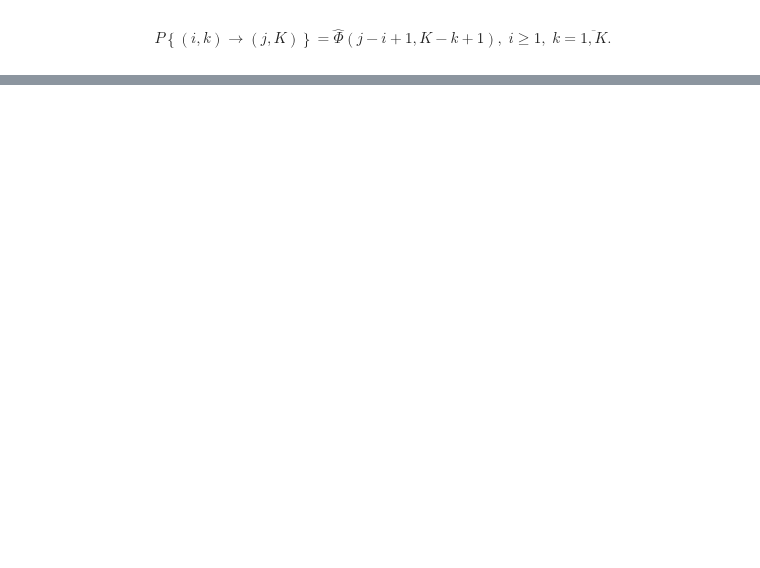
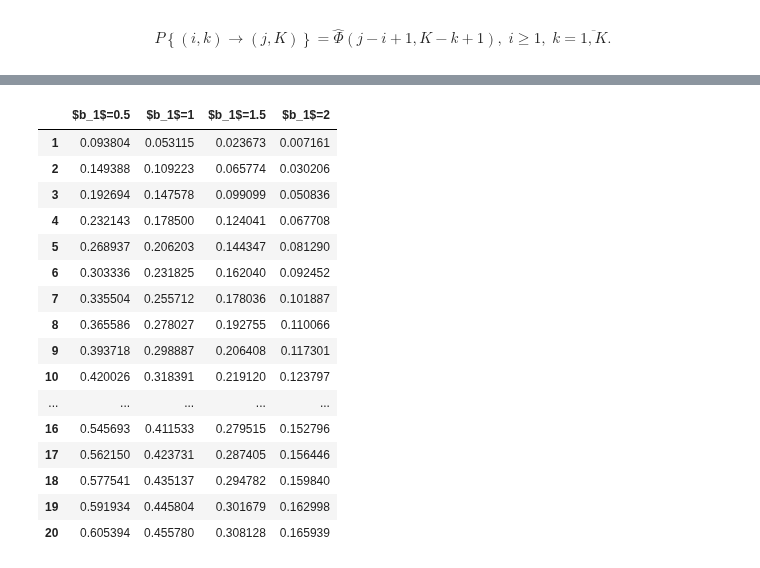
Before and after one commit to l3LlFF/course, a Jupyter notebook: conda/Untitled.ipynb, the cells around one changed output, grey strips where cells are left out. Drawn from its saved outputs; the diff is of its cells as text; code cells hidden in the pictures; blank space fills up the shorter version.

```diff
--- a/conda/Untitled.ipynb
+++ b/conda/Untitled.ipynb
@@ -436,0 +864,16 @@ ergodicity()
+# %%
+b_1s = [0.5, 1, 1.5, 2]
+rhos_all = []
+
+D_0, D_1 = Ds[1]
+lambd = find_lambda_g()
+for b_1 in b_1s:
+    h = np.diag(-D_0).max()
+    W = len(D_0) - 1
+    O = np.matrix(np.zeros((W + 1, W + 1)))
+    I = np.matrix(np.identity(W + 1))
+    rhos = []
+    for K in tqdm(range(1, K_RANGE)):
+        cache_clear()
+        rhos.append(ergodicity())
+    rhos_all.append(rhos)
@@ -436,0 +1104,21 @@ ergodicity()
+# %%
+K_RANGE = 21
+
+p_0_custom_all = []
+lambd = find_lambda_g()
+e = np.matrix(np.ones(((W + 1) * (K + 1), 1)))
+for b_1 in b_1s:
+    cache_clear()
+    p_0_custom = []
+    h = np.diag(-D_0).max()
+    W = len(D_0) - 1
+    O = np.matrix(np.zeros((W + 1, W + 1)))
+    I = np.matrix(np.identity(W + 1))
+    matrix_size = len(D_0)
+    for K in tqdm(range(1, K_RANGE)):
+        cache_clear()
+        G_0 = find_G()
+        pi_0 = find_pi_0()
+        e = np.matrix(np.ones(((W + 1) * (K + 1), 1)))
+        p_0_custom.append(float(pi_0 * e))
+    p_0_custom_all.append(p_0_custom)
@@ -436,0 +1158,25 @@ ergodicity()
+# %%
+columns = ['$b_1$=0.5','$b_1$=1','$b_1$=1.5', '$b_1$=2']
+df_P_custom = pd.DataFrame(np.array(p_0_custom_all).T,
+             columns=columns,
+            index=list(range(1,K_RANGE)))
+df_P_custom.to_excel('exp_1_3/P_custom.xlsx')
+df_P_custom
+# %% [output]
+|  | $b_1$=0.5 | $b_1$=1 | $b_1$=1.5 | $b_1$=2 |
+| 1 | 0.093804 | 0.053115 | 0.023673 | 0.007161 |
+| 2 | 0.149388 | 0.109223 | 0.065774 | 0.030206 |
+| 3 | 0.192694 | 0.147578 | 0.099099 | 0.050836 |
+| 4 | 0.232143 | 0.178500 | 0.124041 | 0.067708 |
+| 5 | 0.268937 | 0.206203 | 0.144347 | 0.081290 |
+| 6 | 0.303336 | 0.231825 | 0.162040 | 0.092452 |
+| 7 | 0.335504 | 0.255712 | 0.178036 | 0.101887 |
+| 8 | 0.365586 | 0.278027 | 0.192755 | 0.110066 |
+| 9 | 0.393718 | 0.298887 | 0.206408 | 0.117301 |
+| 10 | 0.420026 | 0.318391 | 0.219120 | 0.123797 |
+| ... | ... | ... | ... | ... |
+| 16 | 0.545693 | 0.411533 | 0.279515 | 0.152796 |
+| 17 | 0.562150 | 0.423731 | 0.287405 | 0.156446 |
+| 18 | 0.577541 | 0.435137 | 0.294782 | 0.159840 |
+| 19 | 0.591934 | 0.445804 | 0.301679 | 0.162998 |
+| 20 | 0.605394 | 0.455780 | 0.308128 | 0.165939 |
```
Also changed, not shown: parts of 142 cells of this notebook, 26 other files.
